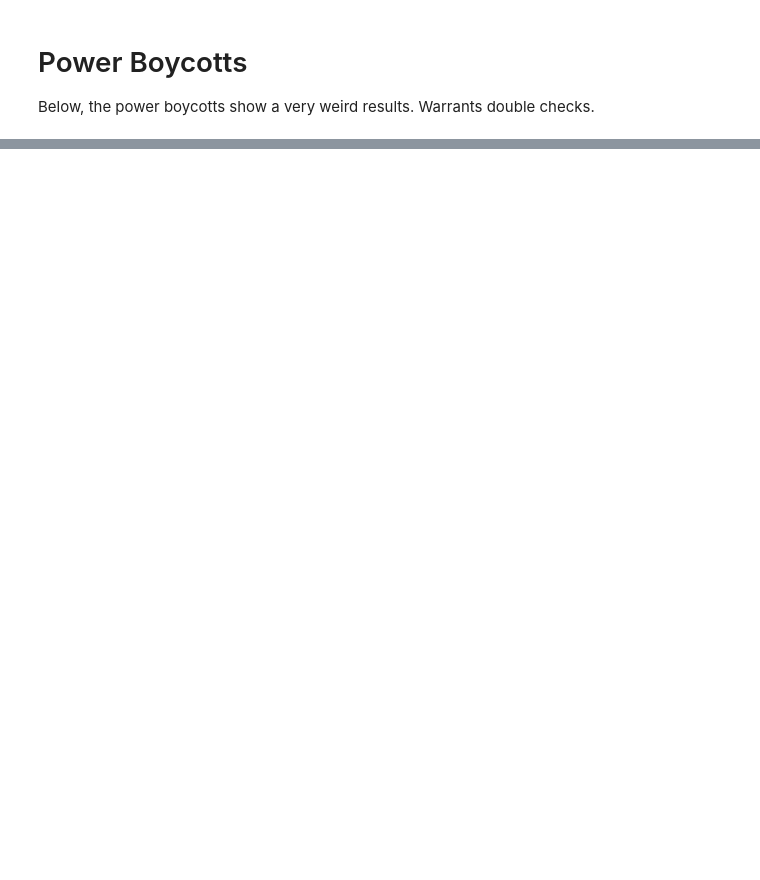
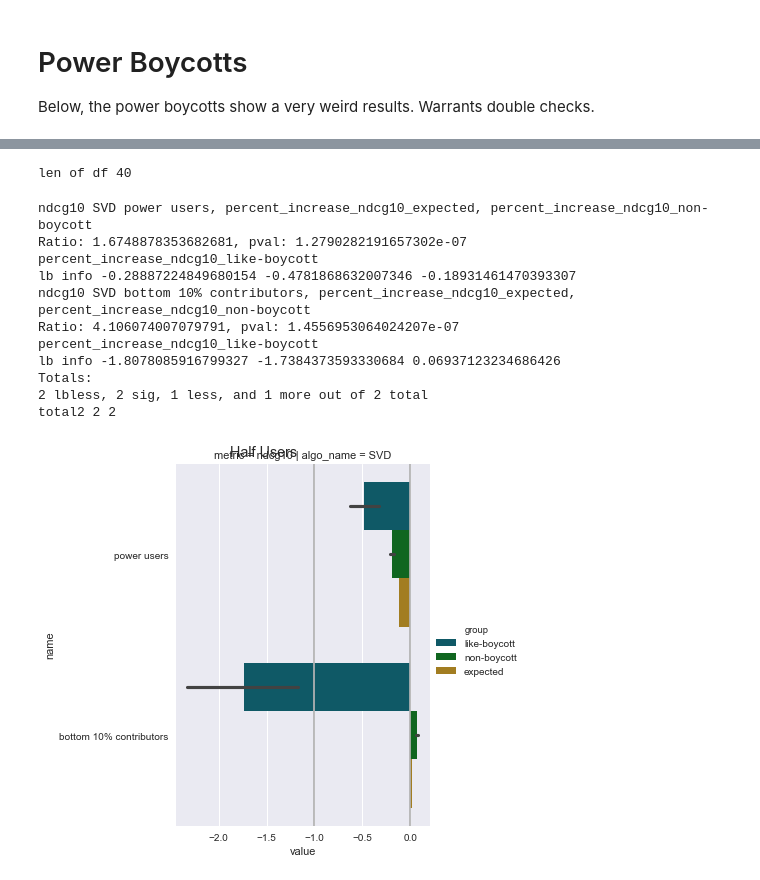
Before and after one commit to nickmvincent/surprise_sandbox, a Jupyter notebook: visualize-v02.ipynb, the cells around one changed output, grey strips where cells are left out. Saved outputs shown, nothing was run; the diff lists cells and outputs as text; code cells hidden in the pictures; blank space fills up the shorter version.

```diff
--- a/visualize-v02.ipynb
+++ b/visualize-v02.ipynb
@@ -779,0 +843,26 @@ Ratio: -0.25881852023128304, pval: 0.011925114016134122
+# %%
+(total, total_sig, total_less, total_more, total_lbless), ntd = plot_all_three_scenarios(power_boycotts)
+running_totals['total'] += total
+running_totals['total_sig'] += total_sig
+running_totals['total_less'] += total_less
+running_totals['total_more'] += total_more
+running_totals['total_lbless'] += total_lbless
+lbdiffs += ntd['lb']
+diffs += ntd['nb']
+
+
+plt.show()
+# %% [output]
+len of df 40
+ndcg10 SVD power users, percent_increase_ndcg10_expected, percent_increase_ndcg10_non-boycott
+Ratio: 1.6748878353682681, pval: 1.2790282191657302e-07
+percent_increase_ndcg10_like-boycott
+lb info -0.28887224849680154 -0.4781868632007346 -0.18931461470393307
+ndcg10 SVD bottom 10% contributors, percent_increase_ndcg10_expected, percent_increase_ndcg10_non-boycott
+Ratio: 4.106074007079791, pval: 1.4556953064024207e-07
+percent_increase_ndcg10_like-boycott
+lb info -1.8078085916799327 -1.7384373593330684 0.06937123234686426
+Totals:
+2 lbless, 2 sig, 1 less, and 1 more out of 2 total
+total2 2 2
+[figure, added]
```
Also changed, not shown: parts of 42 cells of this notebook, 9 other files.
